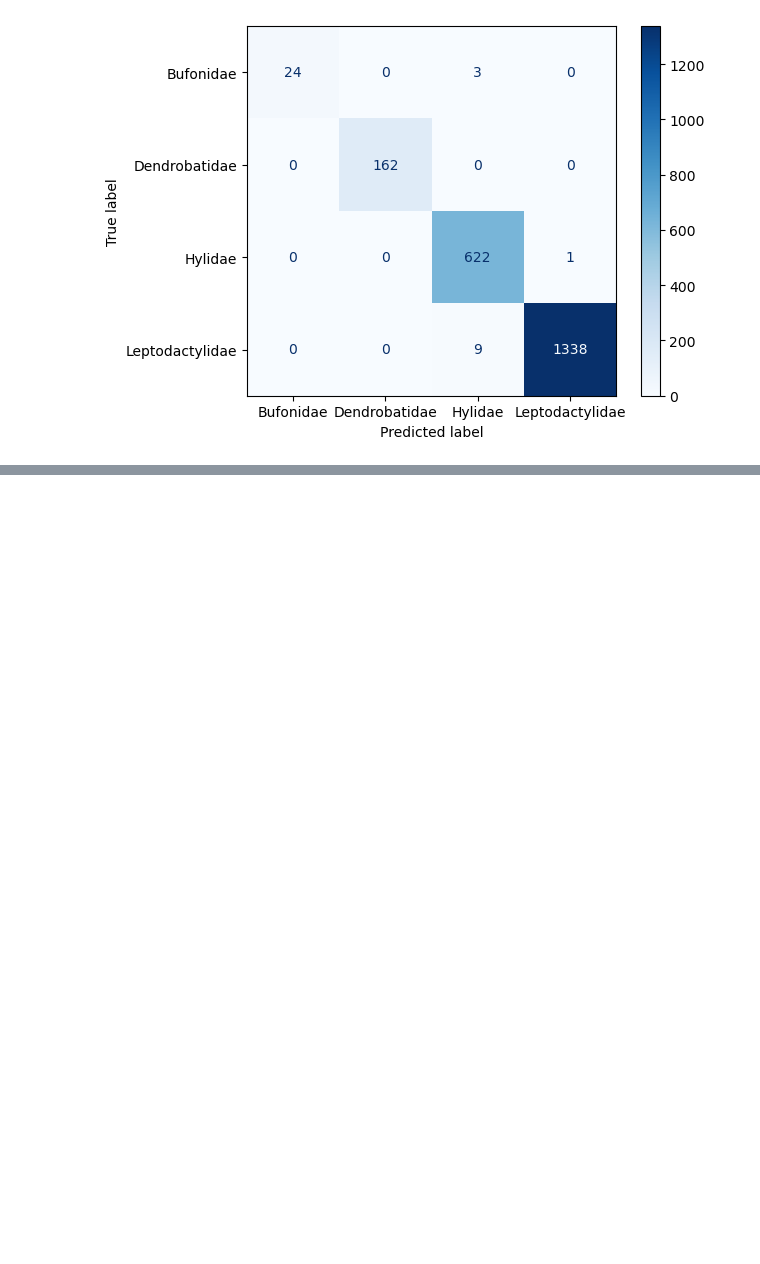
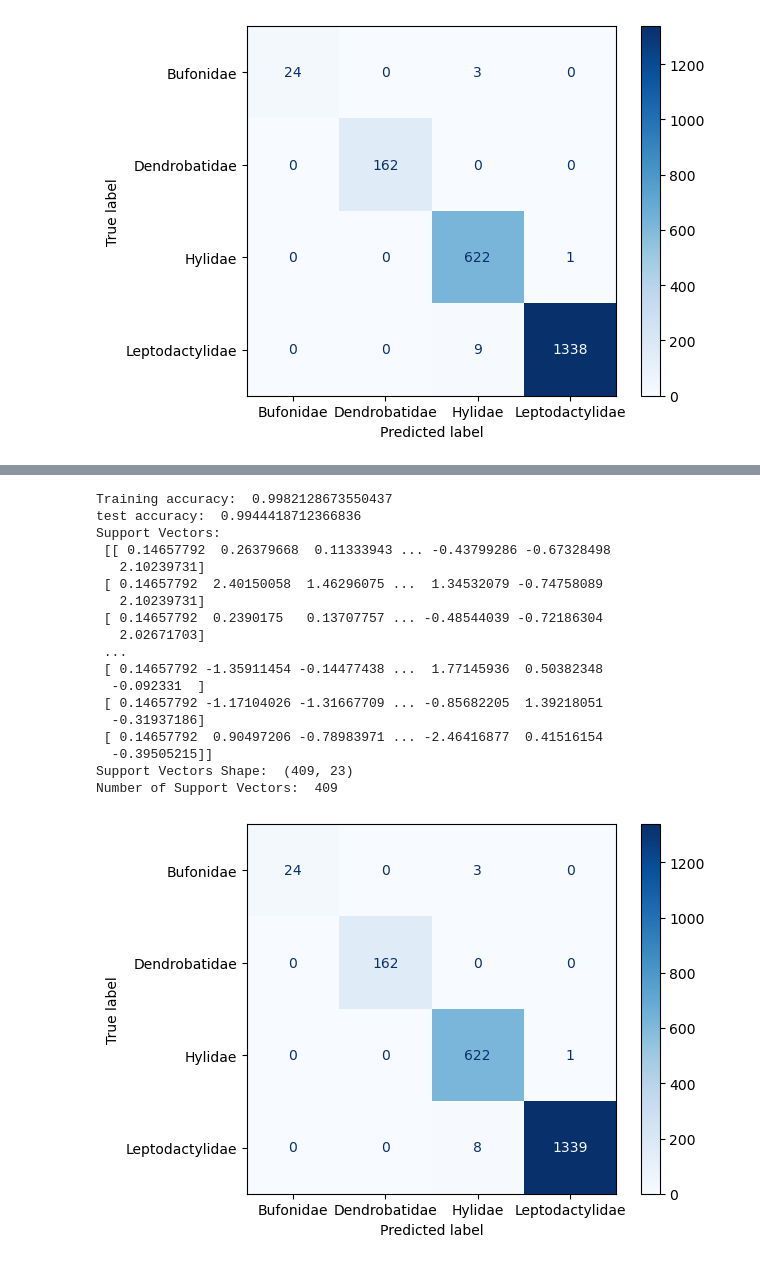
Before and after one commit to ErfanRasti/MachineLearningProjects, a Jupyter notebook: SupportVectorMachines/AnuranFamiliesRecognition.ipynb, the cells around one changed output, grey strips where cells are left out. Drawn from its saved outputs; the diff is of its cells as text; code cells hidden in the pictures; blank space fills up the shorter version.

```diff
--- a/SupportVectorMachines/AnuranFamiliesRecognition.ipynb
+++ b/SupportVectorMachines/AnuranFamiliesRecognition.ipynb
@@ -269,0 +304,37 @@ Number of Support Vectors:  534
+# %%
+RBF_SVM = SVC(kernel="rbf", C=best_C, random_state=42)
+RBF_SVM.fit(train_data_splitted, train_targets_splitted)
+
+print('Training accuracy: ',RBF_SVM.score(train_data, train_targets))
+print('test accuracy: ',RBF_SVM.score(test_data, test_targets))
+print('Support Vectors: \n', RBF_SVM.support_vectors_)
+print('Support Vectors Shape: ', RBF_SVM.support_vectors_.shape)
+
+number_of_support_vectors = RBF_SVM.support_vectors_.shape[0]
+print('Number of Support Vectors: ', number_of_support_vectors)
+
+cm = confusion_matrix(test_targets, RBF_SVM.predict(test_data))
+cm_plot = ConfusionMatrixDisplay(
+    cm, display_labels=RBF_SVM.classes_)
+cm_plot.plot(cmap='Blues')
+plt.show()
+# %% [output]
+Training accuracy:  0.9982128673550437
+test accuracy:  0.9944418712366836
+Support Vectors:
+ [[ 0.14657792  0.26379668  0.11333943 ... -0.43799286 -0.67328498
+   2.10239731]
+ [ 0.14657792  2.40150058  1.46296075 ...  1.34532079 -0.74758089
+   2.10239731]
+ [ 0.14657792  0.2390175   0.13707757 ... -0.48544039 -0.72186304
+   2.02671703]
+ ...
+ [ 0.14657792 -1.35911454 -0.14477438 ...  1.77145936  0.50382348
+  -0.092331  ]
+ [ 0.14657792 -1.17104026 -1.31667709 ... -0.85682205  1.39218051
+  -0.31937186]
+ [ 0.14657792  0.90497206 -0.78983971 ... -2.46416877  0.41516154
+  -0.39505215]]
+Support Vectors Shape:  (409, 23)
+Number of Support Vectors:  409
+[figure, added]
```
Also changed, not shown: parts of 4 cells of this notebook.
